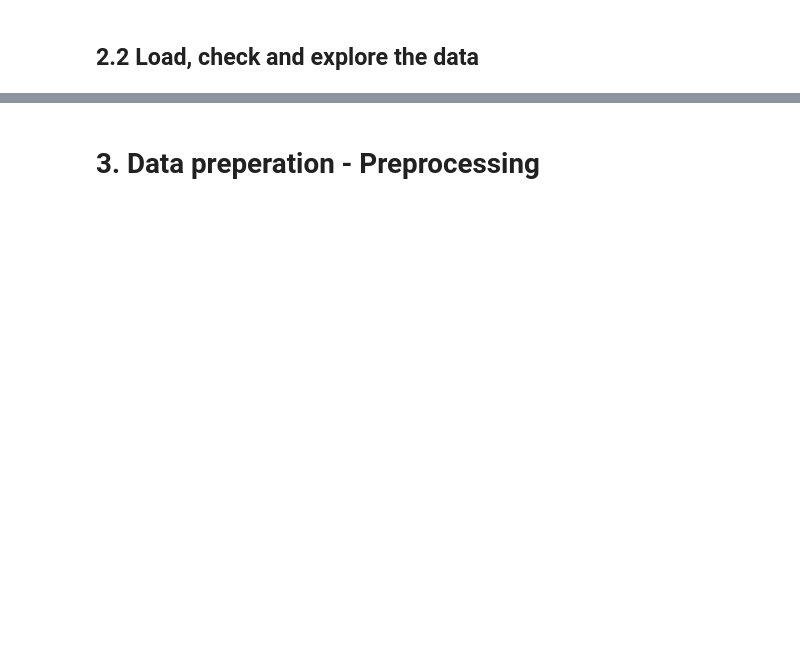
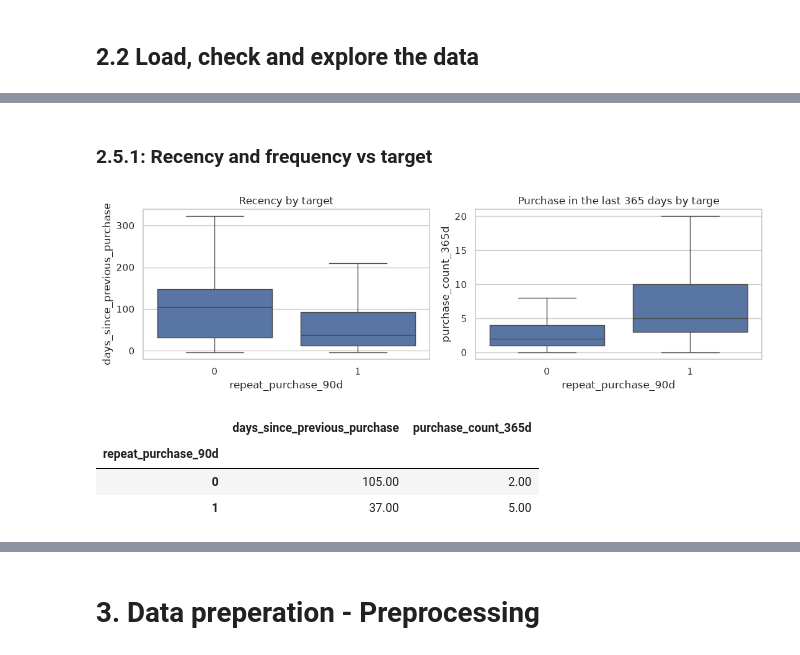
Before and after one commit to EduardoFDuarte/machine_learning_202627, a Jupyter notebook: notebooks/Mark_V1.ipynb, the cells around one changed output, grey strips where cells are left out. Saved outputs shown, nothing was run; the diff lists cells and outputs as text; code cells hidden in the pictures; blank space fills up the shorter version.

```diff
--- a/notebooks/Mark_V1.ipynb
+++ b/notebooks/Mark_V1.ipynb
@@ -62,4 +124,12 @@ sns.set_theme(style="whitegrid")
 # %%
-train = pd.read_csv("../data/train.csv")
-test = pd.read_csv("../data/test.csv")
-clientes = pd.read_csv("../data/clientes.csv")
+train = pd.read_csv(DATA_DIR + "train.csv", parse_dates=["purchase_date"]) # Parse_date turns the text date into a datetine
+test = pd.read_csv(DATA_DIR + "test.csv", parse_dates=["purchase_date"])
+clientes = pd.read_csv(DATA_DIR + "clientes.csv")                          # Customer table
+sample_submission = pd.read_csv(DATA_DIR + "sample_submission.csv")        # the format kaggle expects - uses the same column header, so it avoids spelling mistakes
+
+ID_COL, TARGET = sample_submission.columns                                 # Takes the two column names from the sample_submission instead of manually typing them (risks of spelling errors)
+CUST_COL = "customer_id"                                                   # customer key, stored once to avoid typo errors
+DATE = "purchase_date"                                                     # Date column, stored once
+
+print("train:", train.shape, "| test:", test.shape, "| clientes:", clientes.shape) # Shows rows, columns of each tables
+train.head()                                                               # Shows first 5 rows
@@ -65,0 +170,16 @@ clientes = pd.read_csv("../data/clientes.csv")
+# %%
+# Split the predictors into categorical and numerical
+
+CAT_COLS = ['payment_type', 'salesperson', 'commercial_zone', 'transport_method', 'warehouse', 'document_series']
+NUM_COLS = [c for c in train.columns
+            if c not in CAT_COLS + [ID_COL, TARGET, CUST_COL, DATE]] # includes everything exept categoricals in CAT_COL, IDs, Target and dates
+
+# print count of numeric and categorical variables
+print(len(NUM_COLS), "numeric and", len(CAT_COLS), "Categorical predictors")
+
+# Show plain numbers with 2 decimal instad of 1.0e+09 in max values
+pd.set_option("display.float_format", "{:.2f}".format)
+
+num_summary = train[NUM_COLS].describe().T # Descriptive statistics
+num_summary["missing_%"] = train[NUM_COLS].isna().mean()*100 # share of empty values per variables
+num_summary.sort_values("missing_%", ascending=False) # Sort the list based on missing %
@@ -65,0 +299,23 @@ clientes = pd.read_csv("../data/clientes.csv")
+# %% [markdown]
+### 2.5.1: Recency and frequency vs target
+# %%
+# Do customers who bought recently, or often, come back more?
+fig, axes = plt.subplots(1, 2, figsize=(11, 3.5))
+
+sns.boxplot(data=train, x=TARGET, y="days_since_previous_purchase", ax=axes[0], showfliers=False)
+axes[0].set_title("Recency by target")
+
+sns.boxplot(data=train, x=TARGET, y="purchase_count_365d", ax=axes[1], showfliers=False)
+axes[1].set_title("Purchase in the last 365 days by targe")
+
+plt.tight_layout()
+plt.show()
+
+# The medians behind the boxes, so they can be quoted in the text
+train.groupby(TARGET)[["days_since_previous_purchase", "purchase_count_365d"]].median()
+# %% [output]
+[figure, added]
+|  | days_since_previous_purchase | purchase_count_365d |
+| repeat_purchase_90d |  |  |
+| 0 | 105.00 | 2.00 |
+| 1 | 37.00 | 5.00 |
```
Also changed, not shown: parts of 45 cells of this notebook.
